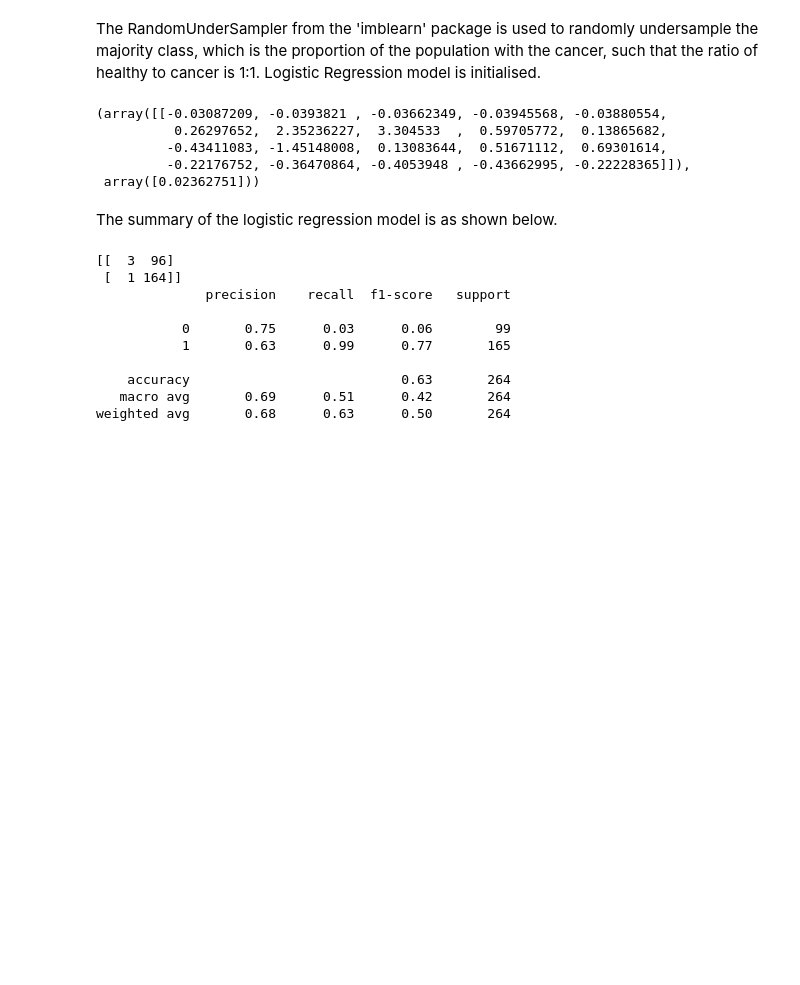
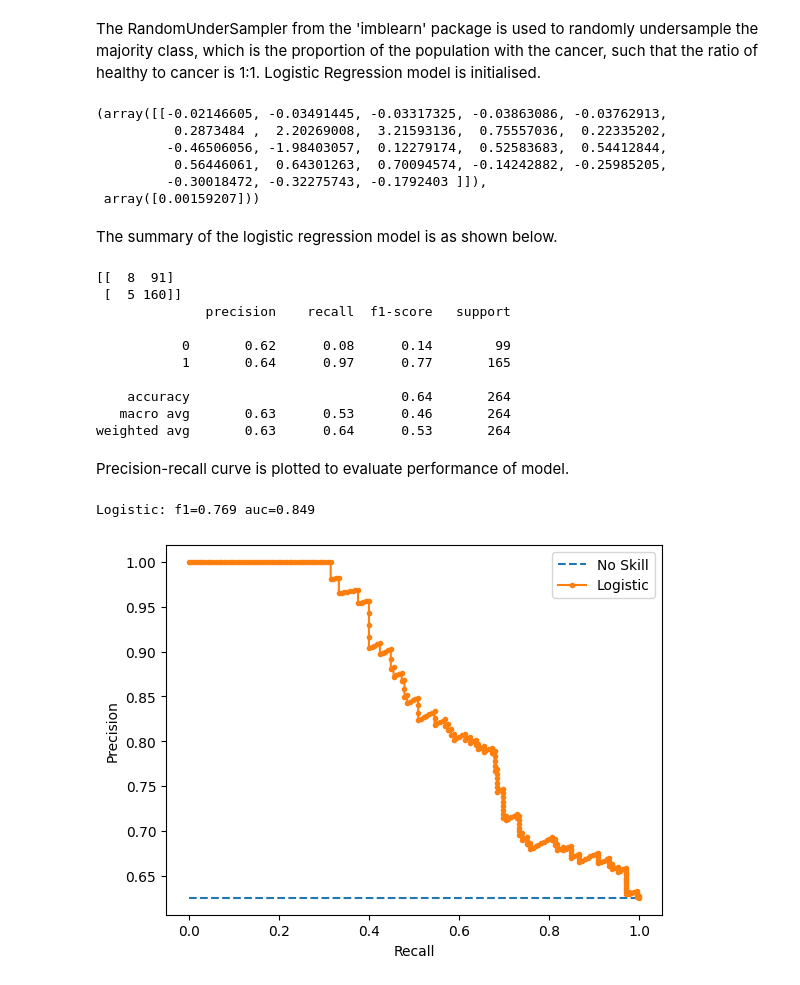
Before and after one commit to dhxrth/IT1244-Final-Project, a Jupyter notebook: hnc-log-reg.ipynb, the cells around one changed output. Saved outputs shown, nothing was run; the diff lists cells and outputs as text; code cells hidden in the pictures; blank space fills up the shorter version.

```diff
--- a/hnc-log-reg.ipynb
+++ b/hnc-log-reg.ipynb
@@ -35,24 +105,21 @@ from imblearn.over_sampling import SMOTE
 over = SMOTE(sampling_strategy=0.1)
 under = RandomUnderSampler(sampling_strategy=0.6)
 from imblearn.pipeline import Pipeline
+logreg_model = LogisticRegression(solver='liblinear')
 steps = [('o', over), ('u', under)]
 pipeline = Pipeline(steps=steps)
-X_over, y_over = pipeline.fit_resample(xvals_filtered, yvals_binary)
-logreg_model = LogisticRegression()
+X_over, y_over = pipeline.fit_resample(xvals_train_filtered, yvals_train_binary)
 logreg_model.fit(X_over, y_over)
 logreg_model.coef_, logreg_model.intercept_
 # %% [output]
-(array([[-0.03087209, -0.0393821 , -0.03662349, -0.03945568, -0.03880554,
-          0.26297652,  2.35236227,  3.304533  ,  0.59705772,  0.13865682,
-         -0.43411083, -1.45148008,  0.13083644,  0.51671112,  0.69301614,
-         -0.22176752, -0.36470864, -0.4053948 , -0.43662995, -0.22228365]]),
- array([0.02362751]))
+(array([[-0.02146605, -0.03491445, -0.03317325, -0.03863086, -0.03762913,
+          0.2873484 ,  2.20269008,  3.21593136,  0.75557036,  0.22335202,
+         -0.46506056, -1.98403057,  0.12279174,  0.52583683,  0.54412844,
+          0.56446061,  0.64301263,  0.70094574, -0.14242882, -0.25985205,
+         -0.30018472, -0.32275743, -0.1792403 ]]),
+ array([0.00159207]))
-# %%
-test_data = pd.read_csv('Test_Set.csv')
-test_data['class_label'] = test_data['class_label'].replace(['healthy', 'early stage cancer', 'screening stage cancer', 'mid stage cancer', 'late stage cancer'], [0, 1, 1, 1, 1])
-testX, testY = test_data.iloc[:,:-1], test_data['class_label']
-testX_filtered = testX.drop(columns=drops_3)
-testX_over, testY_over = pipeline.fit_resample(testX_filtered, testY)
+# %%
+testX_over, testY_over = pipeline.fit_resample(xvals_test_filtered, yvals_test_binary)
 # %% [markdown]
 The summary of the logistic regression model is as shown below.
 # %%
@@ -61,13 +128,44 @@ The summary of the logistic regression model is as shown below.
 print(confusion_matrix(testY_over, logreg_model.predict(testX_over)))
 print(classification_report(testY_over, logreg_model.predict(testX_over)))
 # %% [output]
-[[  3  96]
- [  1 164]]
+[[  8  91]
+ [  5 160]]
               precision    recall  f1-score   support
 
-           0       0.75      0.03      0.06        99
-           1       0.63      0.99      0.77       165
+           0       0.62      0.08      0.14        99
+           1       0.64      0.97      0.77       165
 
-    accuracy                           0.63       264
-   macro avg       0.69      0.51      0.42       264
-weighted avg       0.68      0.63      0.50       264
+    accuracy                           0.64       264
+   macro avg       0.63      0.53      0.46       264
+weighted avg       0.63      0.64      0.53       264
+# %% [markdown]
+Precision-recall curve is plotted to evaluate performance of model.
+# %%
+import matplotlib.pyplot as plt
+from sklearn.metrics import precision_recall_curve
+from sklearn.metrics import f1_score
+from sklearn.metrics import auc
+# predict probabilities
+lr_probs = logreg_model.predict_proba(testX_over)
+# keep probabilities for the positive outcome only
+lr_probs = lr_probs[:, 1]
+# predict class values
+yhat = logreg_model.predict(testX_over)
+lr_precision, lr_recall, _ = precision_recall_curve(testY_over, lr_probs)
+lr_f1, lr_auc = f1_score(testY_over, yhat), auc(lr_recall, lr_precision)
+# summarize scores
+print('Logistic: f1=%.3f auc=%.3f' % (lr_f1, lr_auc))
+# plot the precision-recall curves
+no_skill = len(testY_over[testY_over==1]) / len(testY_over)
+plt.plot([0, 1], [no_skill, no_skill], linestyle='--', label='No Skill')
+plt.plot(lr_recall, lr_precision, marker='.', label='Logistic')
+# axis labels
+plt.xlabel('Recall')
+plt.ylabel('Precision')
+# show the legend
+plt.legend()
+# show the plot
+plt.show()
+# %% [output]
+Logistic: f1=0.769 auc=0.849
+[figure, added]
```
Also changed, not shown: parts of 1 cell of this notebook, 1 other file.
